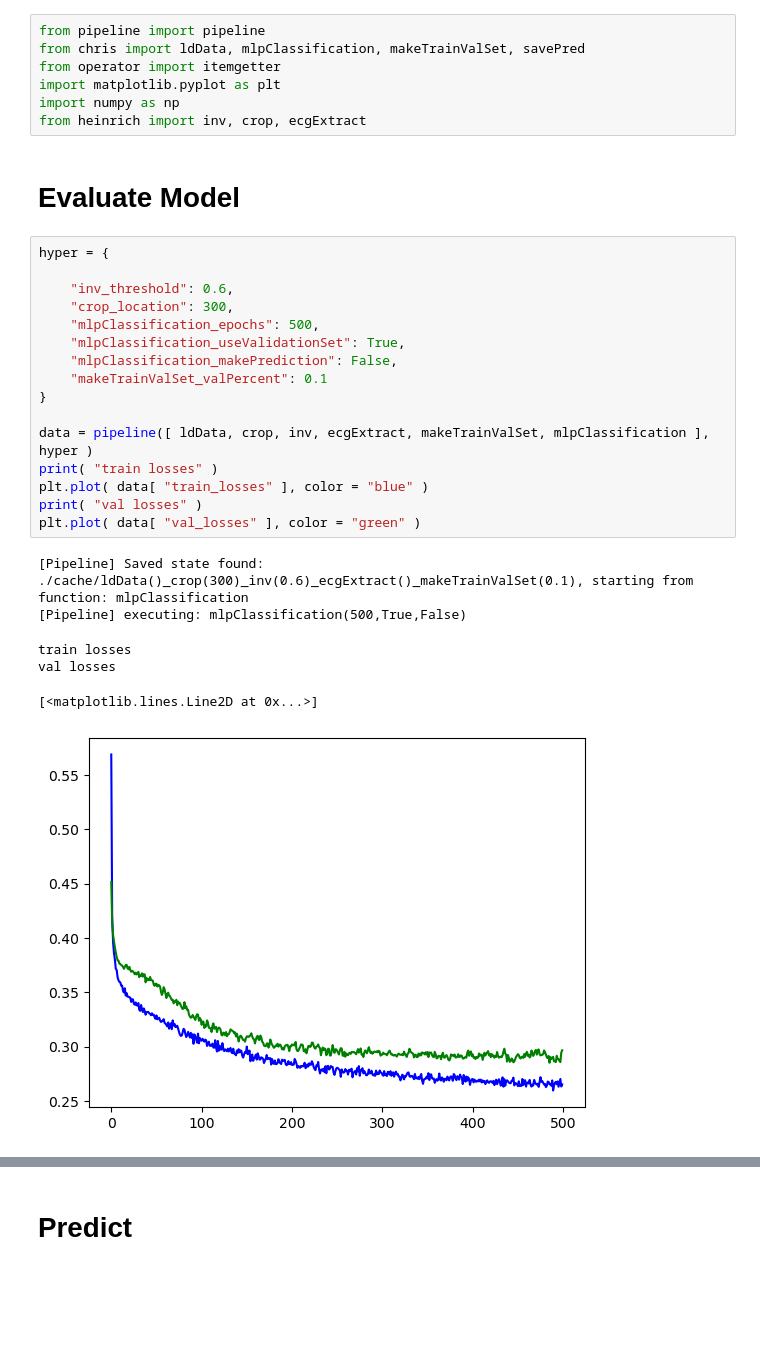
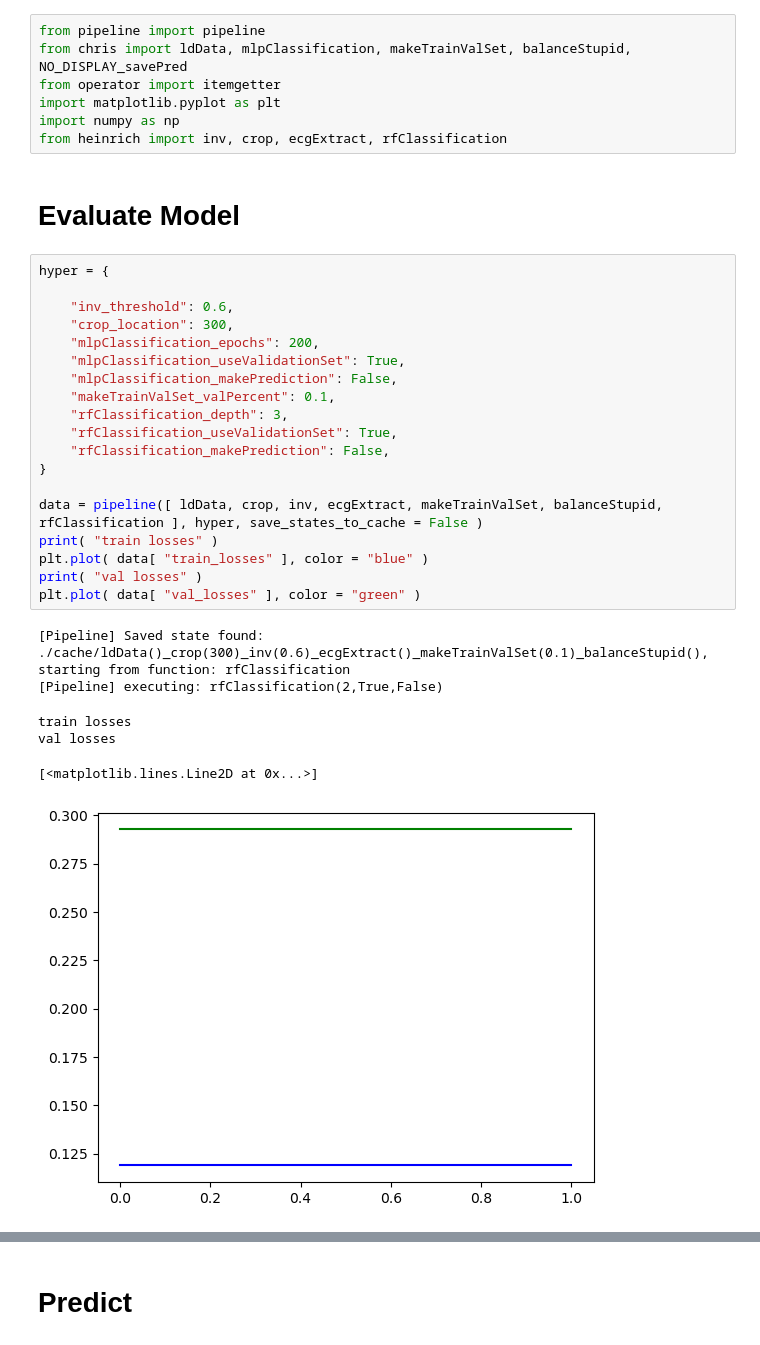
Before and after one commit to ChristopherKotthoff/AML_Task2, a Jupyter notebook: heinrich.ipynb, the cells around one changed output, grey strips where cells are left out. Saved outputs shown, nothing was run; the diff lists cells and outputs as text; blank space fills up the shorter version.

```diff
--- a/heinrich.ipynb
+++ b/heinrich.ipynb
@@ -9,32 +6,35 @@ we assume there are no macroscopic effects: wrong, class 3 seems to be all about
 # %%
 from pipeline import pipeline
-from chris import ldData, mlpClassification, makeTrainValSet, savePred
+from chris import ldData, mlpClassification, makeTrainValSet, balanceStupid, NO_DISPLAY_savePred
 from operator import itemgetter
 import matplotlib.pyplot as plt
 import numpy as np
-from heinrich import inv, crop, ecgExtract
+from heinrich import inv, crop, ecgExtract, rfClassification
 # %% [markdown]
 # Evaluate Model
 # %%
 hyper = {
 
     "inv_threshold": 0.6,
     "crop_location": 300,
-    "mlpClassification_epochs": 500,
+    "mlpClassification_epochs": 200,
     "mlpClassification_useValidationSet": True,
     "mlpClassification_makePrediction": False,
-    "makeTrainValSet_valPercent": 0.1
+    "makeTrainValSet_valPercent": 0.1,
+    "rfClassification_depth": 3,
+    "rfClassification_useValidationSet": True,
+    "rfClassification_makePrediction": False,
 }
 
-data = pipeline([ ldData, crop, inv, ecgExtract, makeTrainValSet, mlpClassification ], hyper )
+data = pipeline([ ldData, crop, inv, ecgExtract, makeTrainValSet, balanceStupid, rfClassification ], hyper, save_states_to_cache = False )
 print( "train losses" )
 plt.plot( data[ "train_losses" ], color = "blue" )
 print( "val losses" )
 plt.plot( data[ "val_losses" ], color = "green" )
 # %% [output]
-[Pipeline] Saved state found: ./cache/ldData()_crop(300)_inv(0.6)_ecgExtract()_makeTrainValSet(0.1), starting from function: mlpClassification
-[Pipeline] executing: mlpClassification(500,True,False)
+[Pipeline] Saved state found: ./cache/ldData()_crop(300)_inv(0.6)_ecgExtract()_makeTrainValSet(0.1)_balanceStupid(), starting from function: rfClassification
+[Pipeline] executing: rfClassification(2,True,False)
 train losses
 val losses
 [<matplotlib.lines.Line2D at 0x...>]
-[figure, old version]
+[figure, new version]
```
Also changed, not shown: parts of 4 cells of this notebook, 3 other files.
